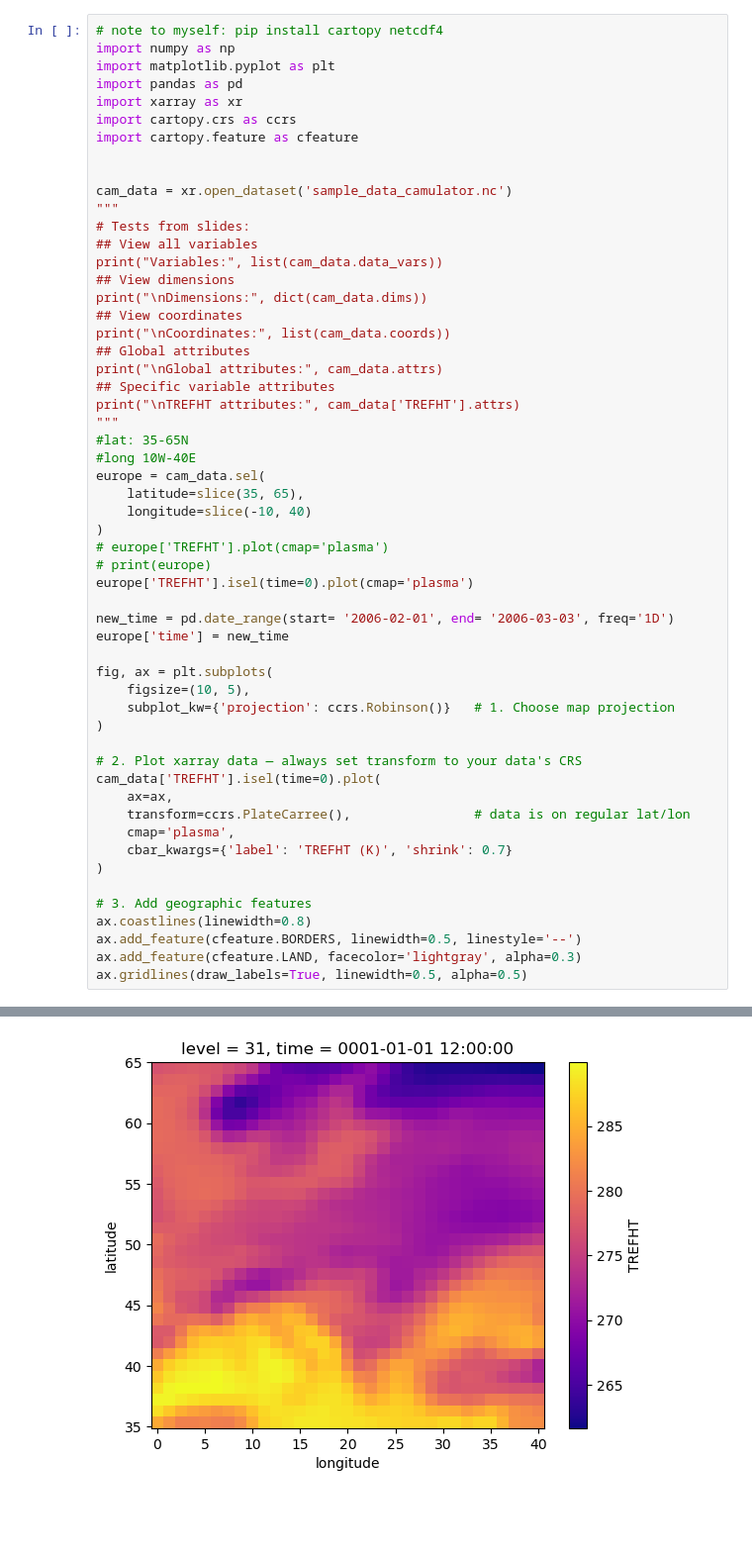
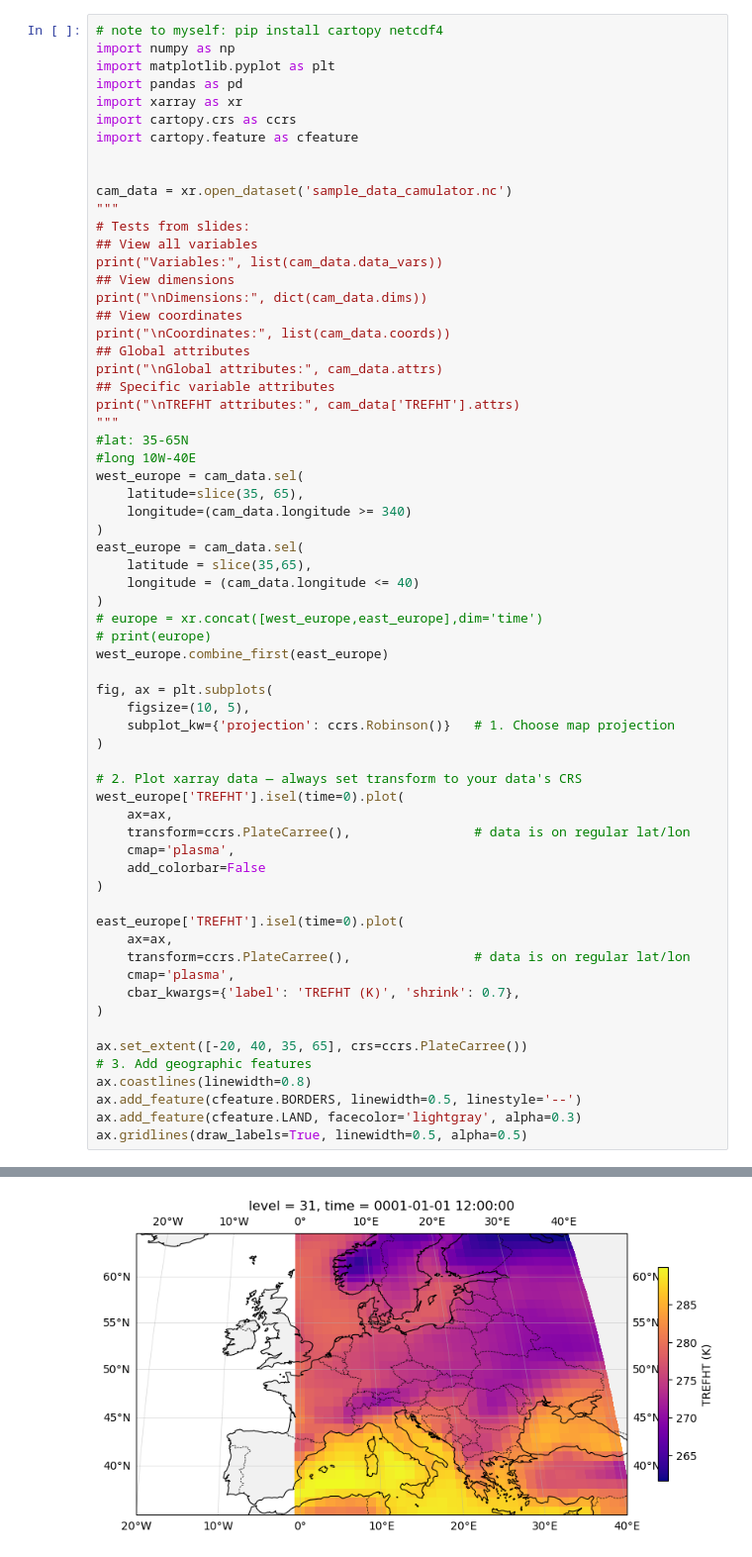
Before and after one commit to undertherainysky/ATOC_4815_Lab7, a Jupyter notebook: main.ipynb, the cells around one changed output, grey strips where cells are left out. Shown at 99% size. Cells and saved outputs as stored; diff of their text form; blank space fills up the shorter version.

Commit message:
checkpoint pre-combine attempt

```diff
--- a/main.ipynb
+++ b/main.ipynb
@@ -19,40 +19,49 @@ print("\nDimensions:", dict(cam_data.dims))
 print("\nCoordinates:", list(cam_data.coords))
 ## Global attributes
 print("\nGlobal attributes:", cam_data.attrs)
 ## Specific variable attributes
 print("\nTREFHT attributes:", cam_data['TREFHT'].attrs)
 """
 #lat: 35-65N
 #long 10W-40E
-europe = cam_data.sel(
+west_europe = cam_data.sel(
     latitude=slice(35, 65),
-    longitude=slice(-10, 40)
+    longitude=(cam_data.longitude >= 340)
 )
-# europe['TREFHT'].plot(cmap='plasma')
+east_europe = cam_data.sel(
+    latitude = slice(35,65),
+    longitude = (cam_data.longitude <= 40)
+)
+# europe = xr.concat([west_europe,east_europe],dim='time')
 # print(europe)
-europe['TREFHT'].isel(time=0).plot(cmap='plasma')
-
-new_time = pd.date_range(start= '2006-02-01', end= '2006-03-03', freq='1D')
-europe['time'] = new_time
+west_europe.combine_first(east_europe)
 
 fig, ax = plt.subplots(
     figsize=(10, 5),
     subplot_kw={'projection': ccrs.Robinson()}   # 1. Choose map projection
 )
 
 # 2. Plot xarray data — always set transform to your data's CRS
-cam_data['TREFHT'].isel(time=0).plot(
+west_europe['TREFHT'].isel(time=0).plot(
     ax=ax,
     transform=ccrs.PlateCarree(),                # data is on regular lat/lon
     cmap='plasma',
-    cbar_kwargs={'label': 'TREFHT (K)', 'shrink': 0.7}
+    add_colorbar=False
 )
 
+east_europe['TREFHT'].isel(time=0).plot(
+    ax=ax,
+    transform=ccrs.PlateCarree(),                # data is on regular lat/lon
+    cmap='plasma',
+    cbar_kwargs={'label': 'TREFHT (K)', 'shrink': 0.7},
+)
+
+ax.set_extent([-20, 40, 35, 65], crs=ccrs.PlateCarree())
 # 3. Add geographic features
 ax.coastlines(linewidth=0.8)
 ax.add_feature(cfeature.BORDERS, linewidth=0.5, linestyle='--')
 ax.add_feature(cfeature.LAND, facecolor='lightgray', alpha=0.3)
 ax.gridlines(draw_labels=True, linewidth=0.5, alpha=0.5)
 # %% [output]
 <cartopy.mpl.gridliner.Gridliner at 0x...>
-[figure, old version]
+[figure, new version]
```
Also changed, not shown: parts of 1 cell of this notebook.
